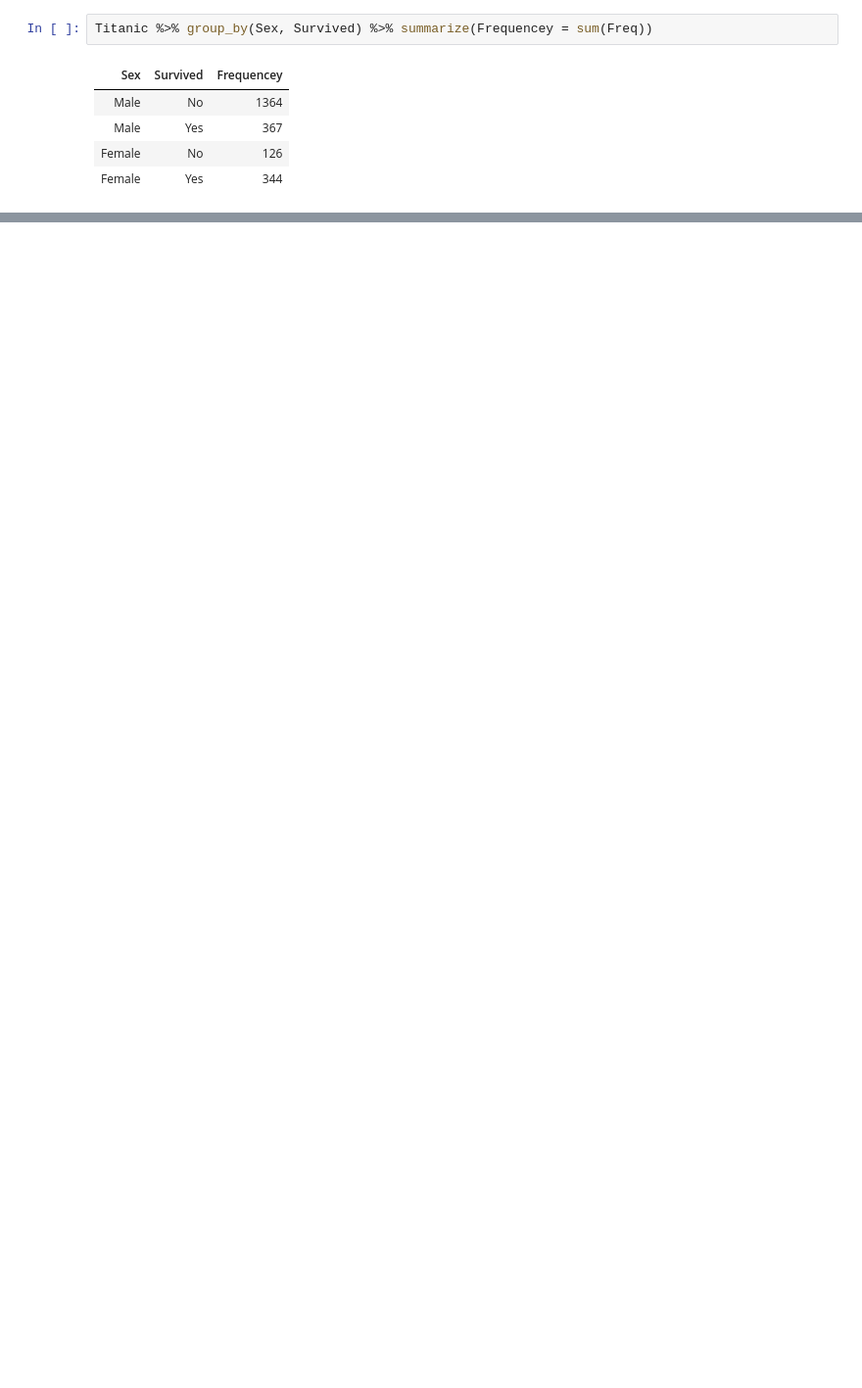
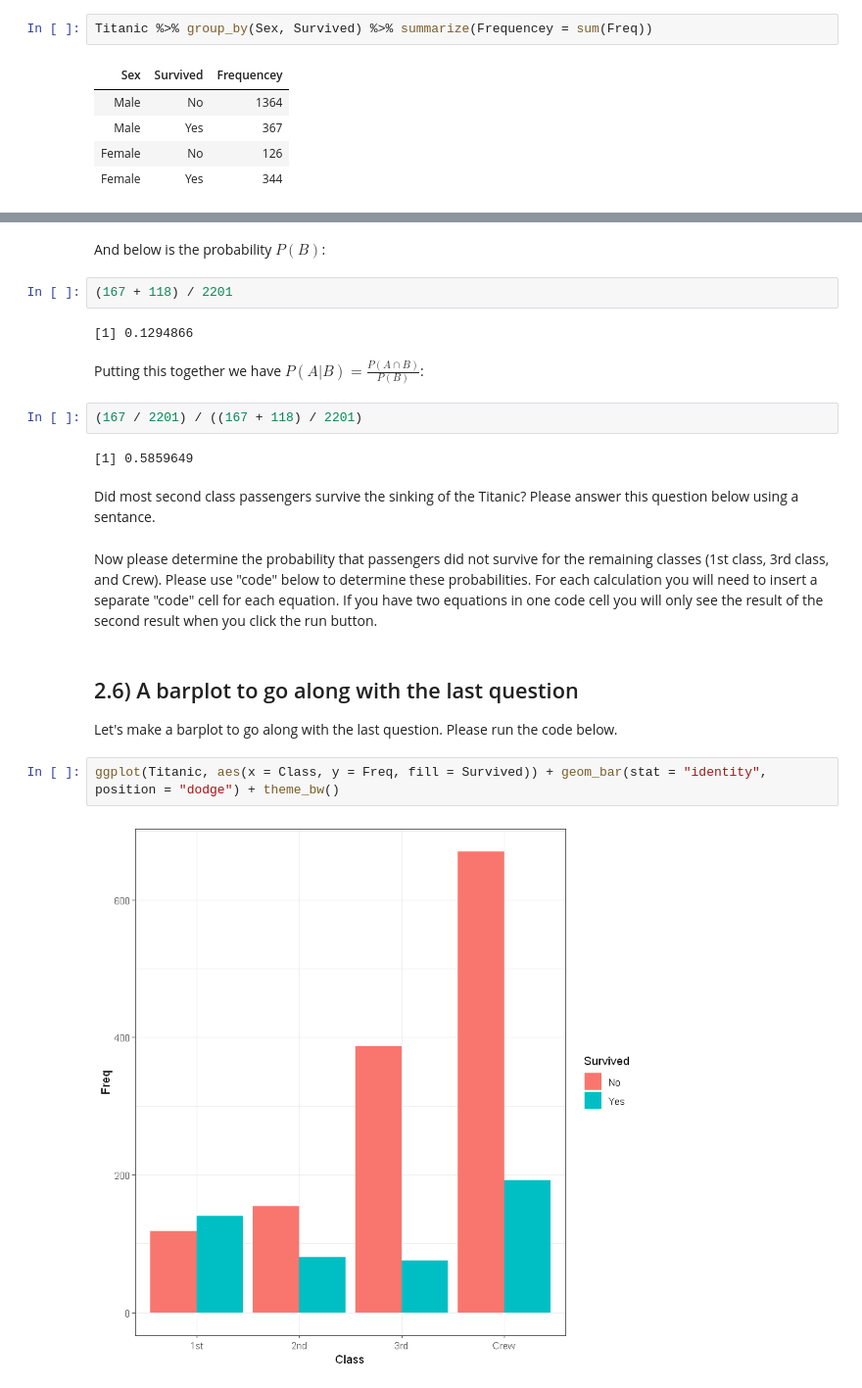
Before and after one commit to trainorp/iteachAST505, a Jupyter notebook: Assignments/Labs/Lab2.ipynb, the cells around one changed output, grey strips where cells are left out. Shown at 98% size. Drawn from its saved outputs; the diff is of its cells as text; blank space fills up the shorter version.

```diff
--- a/Assignments/Labs/Lab2.ipynb
+++ b/Assignments/Labs/Lab2.ipynb
@@ -125,0 +202,23 @@ Titanic %>% group_by(Sex, Survived) %>% summarize(Frequencey = sum(Freq))
+# %% [markdown]
+And below is the probability $P(B)$:
+# %%
+(167 + 118) / 2201
+# %% [output]
+[1] 0.1294866
+# %% [markdown]
+Putting this together we have $P(A|B) = \frac{P(A \cap B)}{P(B)}$:
+# %%
+(167 / 2201) / ((167 + 118) / 2201)
+# %% [output]
+[1] 0.5859649
+# %% [markdown]
+Did most second class passengers survive the sinking of the Titanic? Please answer this question below using a sentance.
+# %% [markdown]
+Now please determine the probability that passengers did not survive for the remaining classes (1st class, 3rd class, and Crew). Please use "code" below to determine these probabilities. For each calculation you will need to insert a separate "code" cell for each equation. If you have two equations in one code cell you will only see the result of the second result when you click the run button.
+# %% [markdown]
+## 2.6) A barplot to go along with the last question
+Let's make a barplot to go along with the last question. Please run the code below.
+# %%
+ggplot(Titanic, aes(x = Class, y = Freq, fill = Survived)) + geom_bar(stat = "identity", position = "dodge") + theme_bw()
+# %% [output]
+[figure, added]
```
Also changed, not shown: parts of 30 cells of this notebook, 1 other file.
